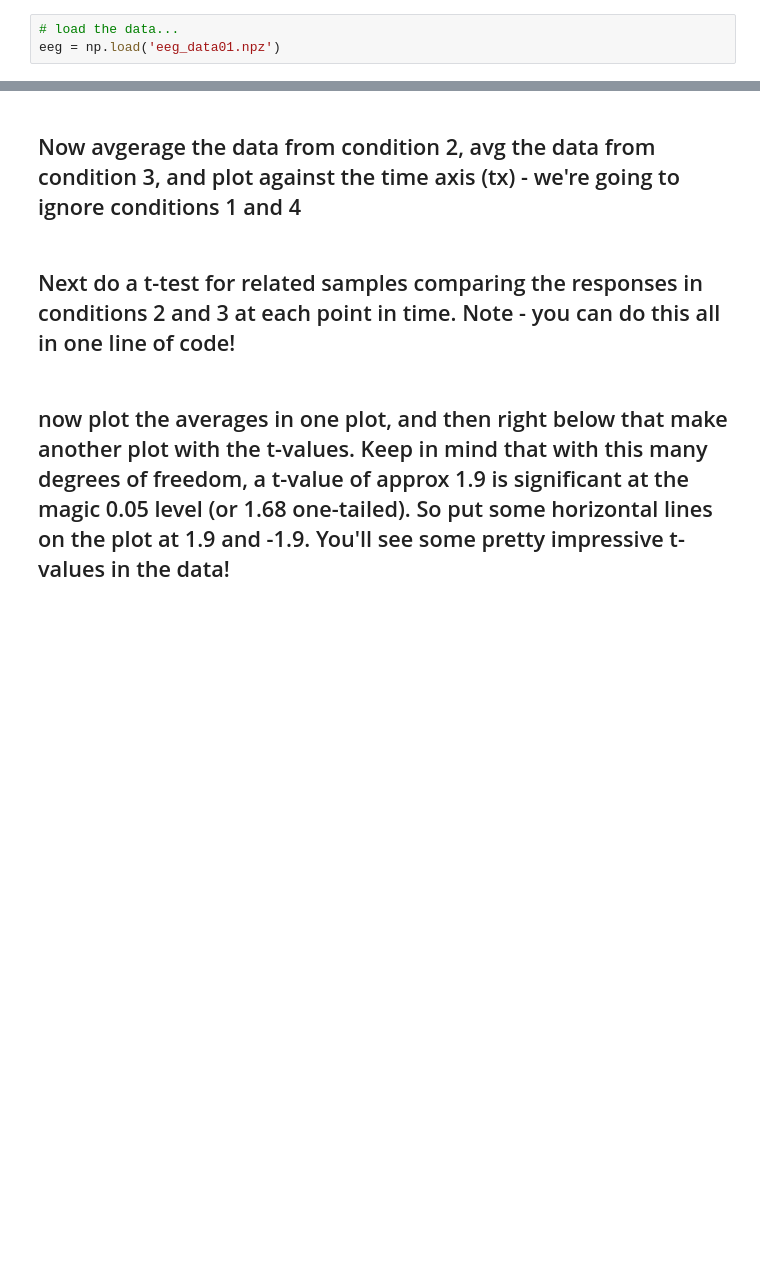
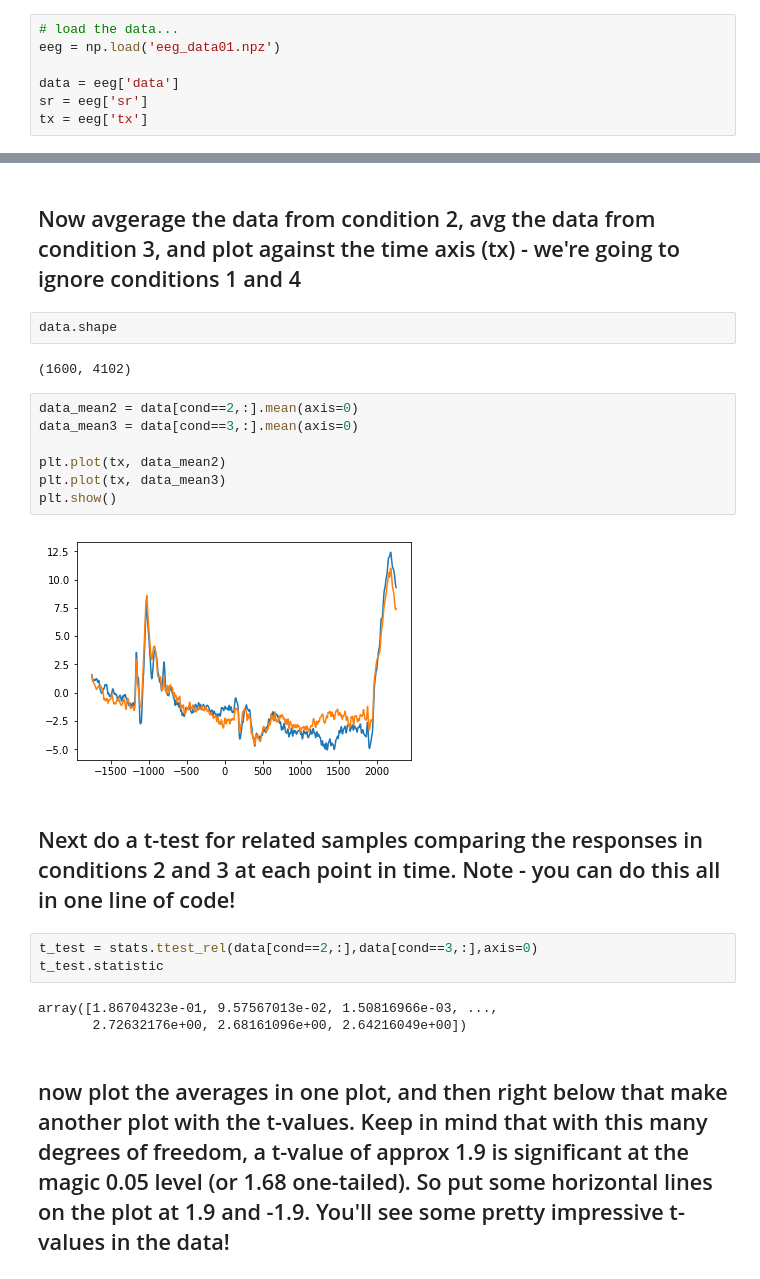
Before and after one commit to christopher-lee1/PSYC-NEU-231, a Jupyter notebook: Tutorial031_Exercises_InClass.ipynb, the cells around one changed output, grey strips where cells are left out. Drawn from its saved outputs; the diff is of its cells as text; blank space fills up the shorter version.

```diff
--- a/Tutorial031_Exercises_InClass.ipynb
+++ b/Tutorial031_Exercises_InClass.ipynb
@@ -97,6 +179,10 @@ d2 = np.array([6.58, 5.76, 7.71, 8.84, 8.47, 7.04, 5.25, 12.5, 5.56, 7.91, 6.89]
 # %%
 # load the data...
 eeg = np.load('eeg_data01.npz')
+
+data = eeg['data']
+sr = eeg['sr']
+tx = eeg['tx']
 # %% [markdown]
 ## Below is a vector that labels each trial as coming from experimental conditions 1,2,3,4
 # %%
@@ -105,7 +191,26 @@ num_samp_cond = int(N/4)
 cond = np.hstack((np.ones(num_samp_cond), np.ones(num_samp_cond)*2, np.ones(num_samp_cond)*3, np.ones(num_samp_cond)*4))
 # %% [markdown]
 ## Now avgerage the data from condition 2, avg the data from condition 3, and plot against the time axis (tx) - we're going to ignore conditions 1 and 4
+# %%
+data.shape
+# %% [output]
+(1600, 4102)
+# %%
+data_mean2 = data[cond==2,:].mean(axis=0)
+data_mean3 = data[cond==3,:].mean(axis=0)
+
+plt.plot(tx, data_mean2)
+plt.plot(tx, data_mean3)
+plt.show()
+# %% [output]
+[figure, added]
 # %% [markdown]
 ## Next do a t-test for related samples comparing the responses in conditions 2 and 3 at each point in time. Note - you can do this all in one line of code!
+# %%
+t_test = stats.ttest_rel(data[cond==2,:],data[cond==3,:],axis=0)
+t_test.statistic
+# %% [output]
+array([1.86704323e-01, 9.57567013e-02, 1.50816966e-03, ...,
+       2.72632176e+00, 2.68161096e+00, 2.64216049e+00])
 # %% [markdown]
 ## now plot the averages in one plot, and then right below that make another plot with the t-values. Keep in mind that with this many degrees of freedom, a t-value of approx 1.9 is significant at the magic 0.05 level (or 1.68 one-tailed). So put some horizontal lines on the plot at 1.9 and -1.9. You'll see some pretty impressive t-values in the data!
```
Also changed, not shown: parts of 10 cells of this notebook, 5 other files.
